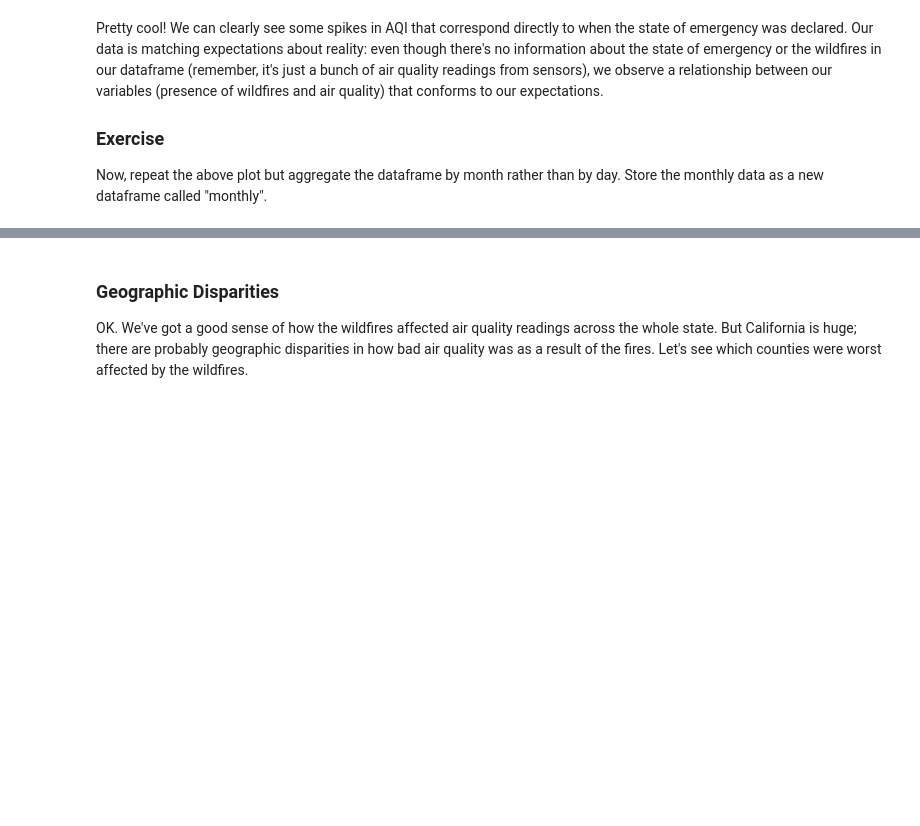
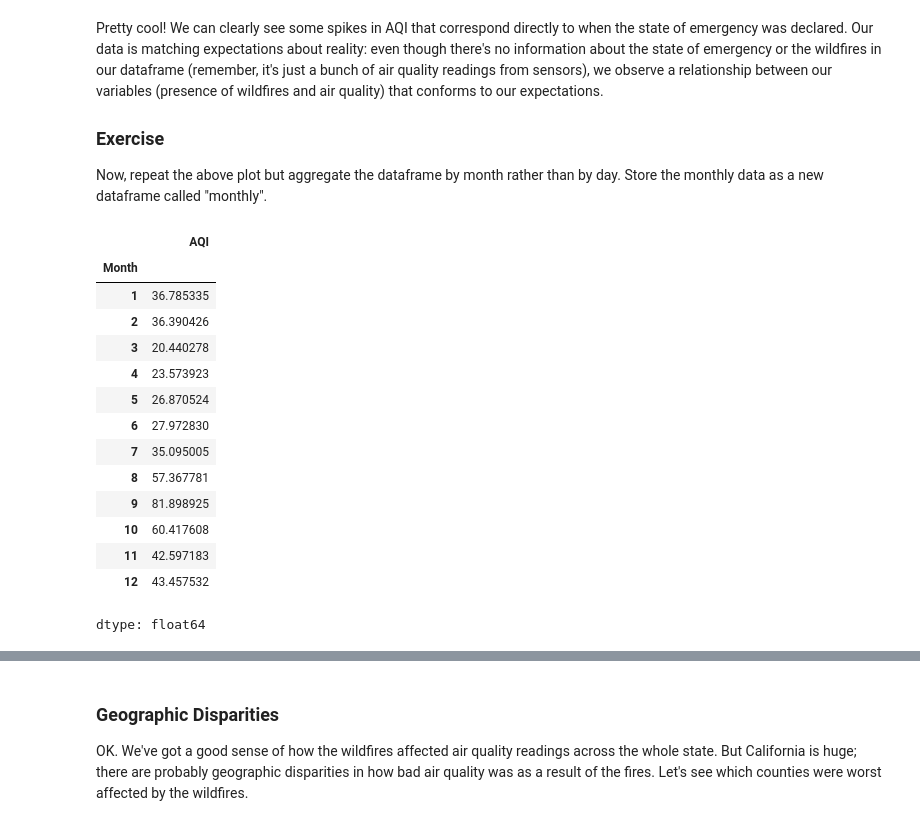
Before and after one commit to laramcwilliam/QM2, a Jupyter notebook: notebooks/W03. Spatial Data.ipynb, the cells around one changed output, grey strips where cells are left out. Drawn from its saved outputs; the diff is of its cells as text; code cells hidden in the pictures; blank space fills up the shorter version.

```diff
--- a/notebooks/W03. Spatial Data.ipynb
+++ b/notebooks/W03. Spatial Data.ipynb
@@ -167,3 +191,22 @@ Pretty cool! We can clearly see some spikes in AQI that correspond directly to w
 
 ### Exercise
 Now, repeat the above plot but aggregate the dataframe by month rather than by day. Store the monthly data as a new dataframe called "monthly".
+# %%
+monthly=df.groupby('Month')['AQI'].mean()
+monthly
+# %% [output]
+|  | AQI |
+| Month |  |
+| 1 | 36.785335 |
+| 2 | 36.390426 |
+| 3 | 20.440278 |
+| 4 | 23.573923 |
+| 5 | 26.870524 |
+| 6 | 27.972830 |
+| 7 | 35.095005 |
+| 8 | 57.367781 |
+| 9 | 81.898925 |
+| 10 | 60.417608 |
+| 11 | 42.597183 |
+| 12 | 43.457532 |
+dtype: float64
```
Also changed, not shown: parts of 14 cells of this notebook.
